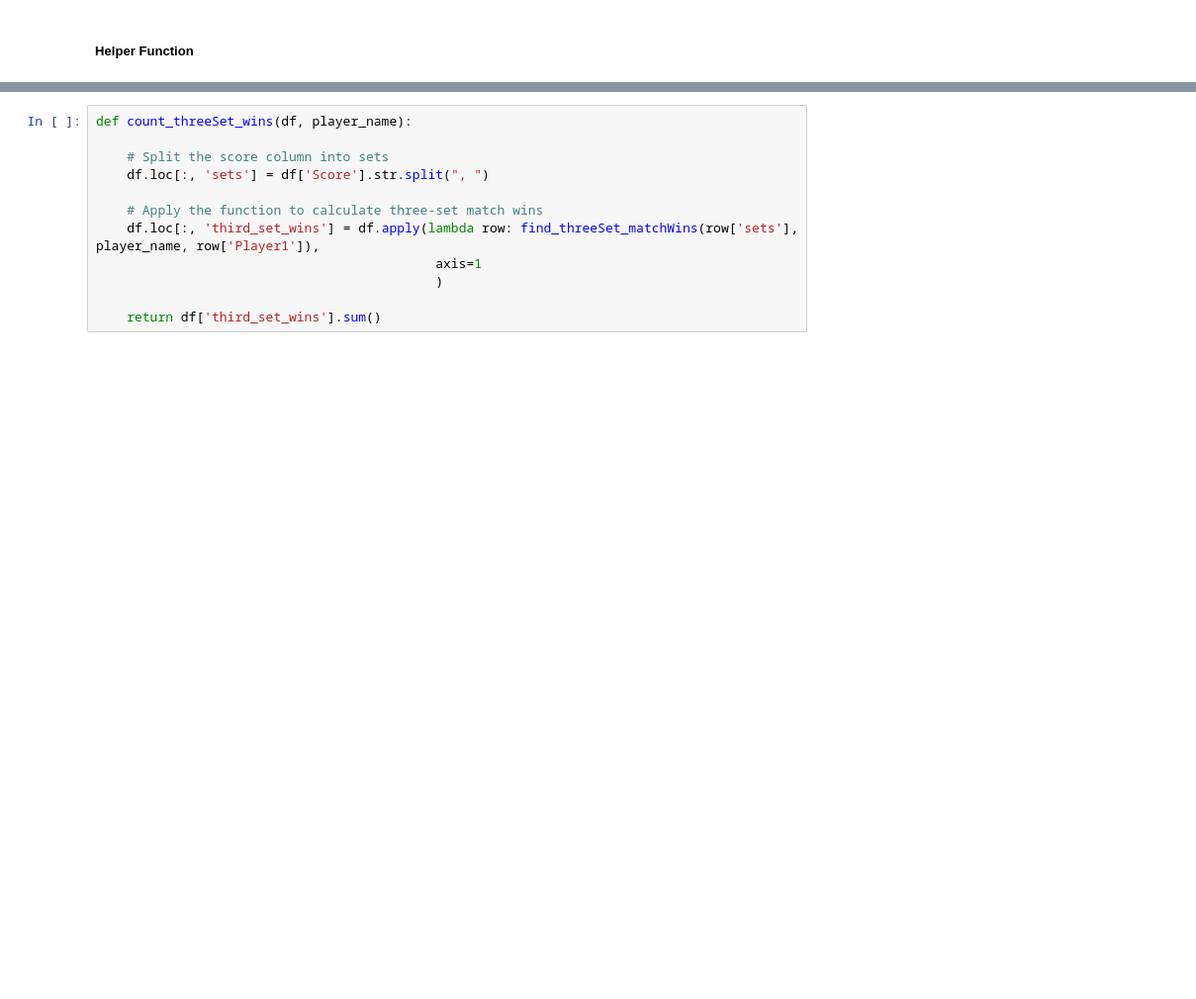
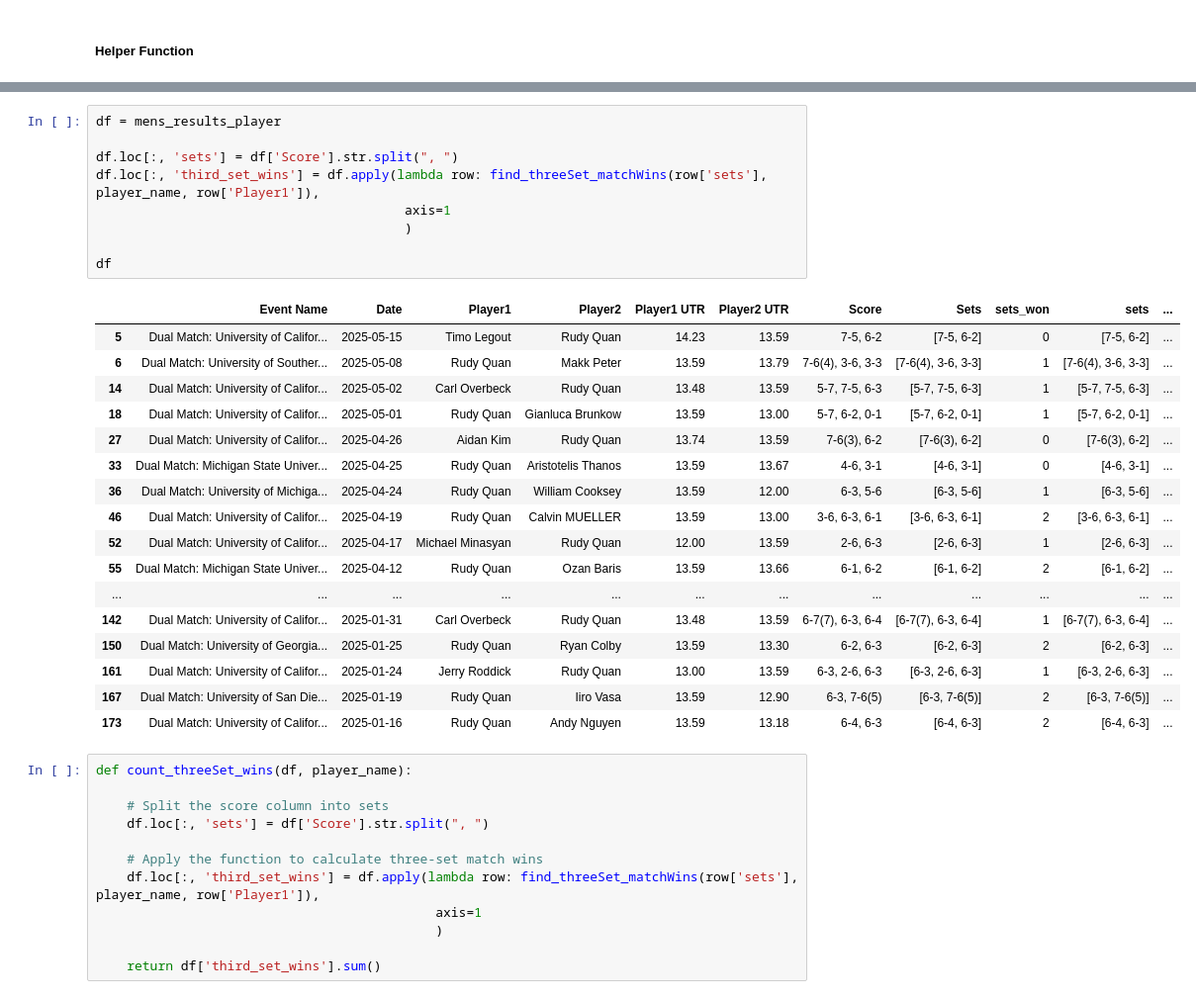
Before and after one commit to cjgimena/consulting-spring2025, a Jupyter notebook: season_report/summary_page/summary.ipynb, the cells around one changed output, grey strips where cells are left out. Shown at 99% size. Drawn from its saved outputs; the diff is of its cells as text; blank space fills up the shorter version.

```diff
--- a/season_report/summary_page/summary.ipynb
+++ b/season_report/summary_page/summary.ipynb
@@ -308,6 +304,33 @@ def find_threeSet_matchWins(sets, player_name, player1):
             wins += 1
 
     return wins
+# %%
+df = mens_results_player
+
+df.loc[:, 'sets'] = df['Score'].str.split(", ")
+df.loc[:, 'third_set_wins'] = df.apply(lambda row: find_threeSet_matchWins(row['sets'], player_name, row['Player1']),
+                                        axis=1
+                                        )
+
+df
+# %% [output]
+|  | Event Name | Date | Player1 | Player2 | Player1 UTR | Player2 UTR | Score | Sets | sets_won | sets | ... |
+| 5 | Dual Match: University of Califor... | 2025-05-15 | Timo Legout | Rudy Quan | 14.23 | 13.59 | 7-5, 6-2 | [7-5, 6-2] | 0 | [7-5, 6-2] | ... |
+| 6 | Dual Match: University of Souther... | 2025-05-08 | Rudy Quan | Makk Peter | 13.59 | 13.79 | 7-6(4), 3-6, 3-3 | [7-6(4), 3-6, 3-3] | 1 | [7-6(4), 3-6, 3-3] | ... |
+| 14 | Dual Match: University of Califor... | 2025-05-02 | Carl Overbeck | Rudy Quan | 13.48 | 13.59 | 5-7, 7-5, 6-3 | [5-7, 7-5, 6-3] | 1 | [5-7, 7-5, 6-3] | ... |
+| 18 | Dual Match: University of Califor... | 2025-05-01 | Rudy Quan | Gianluca Brunkow | 13.59 | 13.00 | 5-7, 6-2, 0-1 | [5-7, 6-2, 0-1] | 1 | [5-7, 6-2, 0-1] | ... |
+| 27 | Dual Match: University of Califor... | 2025-04-26 | Aidan Kim | Rudy Quan | 13.74 | 13.59 | 7-6(3), 6-2 | [7-6(3), 6-2] | 0 | [7-6(3), 6-2] | ... |
+| 33 | Dual Match: Michigan State Univer... | 2025-04-25 | Rudy Quan | Aristotelis Thanos | 13.59 | 13.67 | 4-6, 3-1 | [4-6, 3-1] | 0 | [4-6, 3-1] | ... |
+| 36 | Dual Match: University of Michiga... | 2025-04-24 | Rudy Quan | William Cooksey | 13.59 | 12.00 | 6-3, 5-6 | [6-3, 5-6] | 1 | [6-3, 5-6] | ... |
+| 46 | Dual Match: University of Califor... | 2025-04-19 | Rudy Quan | Calvin MUELLER | 13.59 | 13.00 | 3-6, 6-3, 6-1 | [3-6, 6-3, 6-1] | 2 | [3-6, 6-3, 6-1] | ... |
+| 52 | Dual Match: University of Califor... | 2025-04-17 | Michael Minasyan | Rudy Quan | 12.00 | 13.59 | 2-6, 6-3 | [2-6, 6-3] | 1 | [2-6, 6-3] | ... |
+| 55 | Dual Match: Michigan State Univer... | 2025-04-12 | Rudy Quan | Ozan Baris | 13.59 | 13.66 | 6-1, 6-2 | [6-1, 6-2] | 2 | [6-1, 6-2] | ... |
+| ... | ... | ... | ... | ... | ... | ... | ... | ... | ... | ... | ... |
+| 142 | Dual Match: University of Califor... | 2025-01-31 | Carl Overbeck | Rudy Quan | 13.48 | 13.59 | 6-7(7), 6-3, 6-4 | [6-7(7), 6-3, 6-4] | 1 | [6-7(7), 6-3, 6-4] | ... |
+| 150 | Dual Match: University of Georgia... | 2025-01-25 | Rudy Quan | Ryan Colby | 13.59 | 13.30 | 6-2, 6-3 | [6-2, 6-3] | 2 | [6-2, 6-3] | ... |
+| 161 | Dual Match: University of Califor... | 2025-01-24 | Jerry Roddick | Rudy Quan | 13.00 | 13.59 | 6-3, 2-6, 6-3 | [6-3, 2-6, 6-3] | 1 | [6-3, 2-6, 6-3] | ... |
+| 167 | Dual Match: University of San Die... | 2025-01-19 | Rudy Quan | Iiro Vasa | 13.59 | 12.90 | 6-3, 7-6(5) | [6-3, 7-6(5)] | 2 | [6-3, 7-6(5)] | ... |
+| 173 | Dual Match: University of Califor... | 2025-01-16 | Rudy Quan | Andy Nguyen | 13.59 | 13.18 | 6-4, 6-3 | [6-4, 6-3] | 2 | [6-4, 6-3] | ... |
 # %%
 def count_threeSet_wins(df, player_name):
 
```
Also changed, not shown: parts of 24 cells of this notebook, 1 other file.
